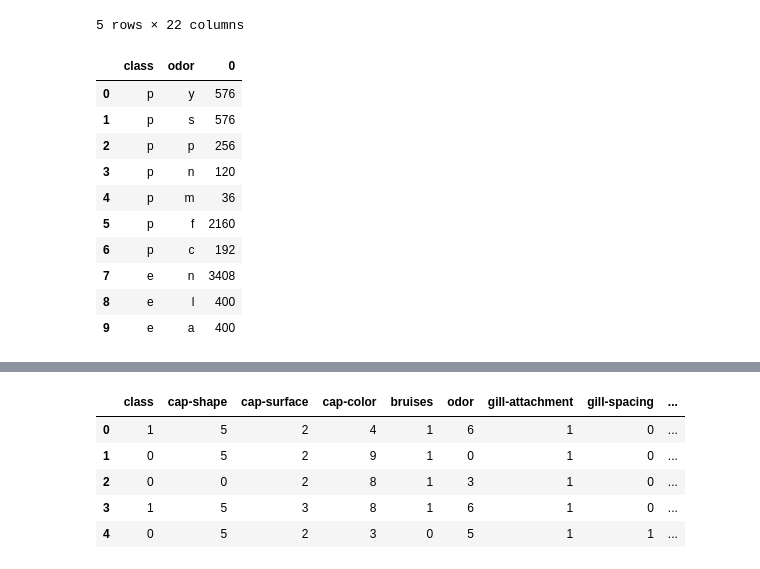
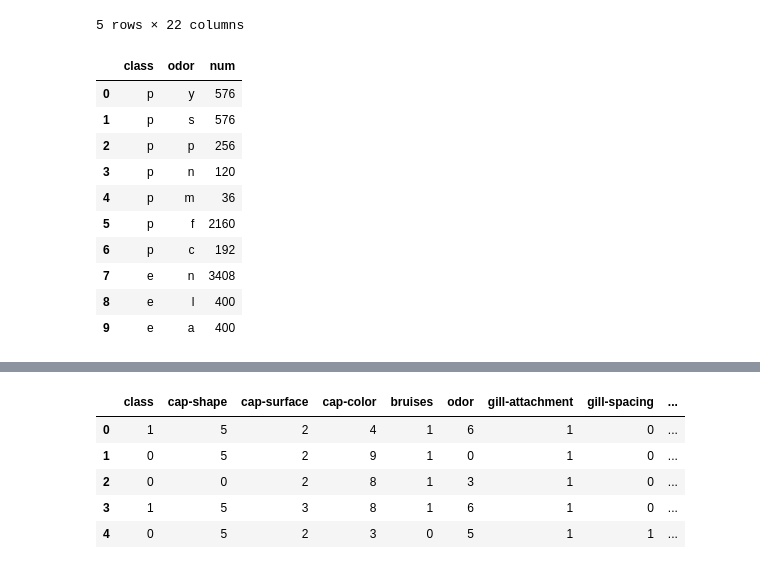
Before and after one commit to holmanl/Mushroom, a Jupyter notebook: Mushroom Categorization.ipynb, the cells around one changed output, grey strips where cells are left out. Drawn from its saved outputs; the diff is of its cells as text; code cells hidden in the pictures.

```diff
--- a/Mushroom Categorization.ipynb
+++ b/Mushroom Categorization.ipynb
@@ -116,8 +100,9 @@ df.head()
 # %%
-grouped=df[['odor', 'class']].groupby(['class', 'odor']).size().sort_index(ascending=False).reset_index()
+# unnecessary but I'm curious
+grouped=df[['odor', 'class']].groupby(['class', 'odor']).size().sort_index(ascending=False).reset_index(name='num')
 grouped
 # %% [output]
-|  | class | odor | 0 |
+|  | class | odor | num |
 | 0 | p | y | 576 |
 | 1 | p | s | 576 |
 | 2 | p | p | 256 |
```
Also changed, not shown: parts of 11 cells of this notebook.
